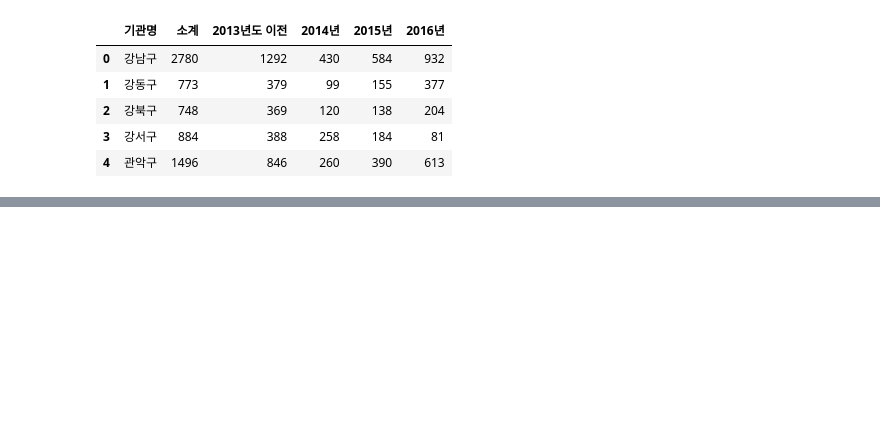
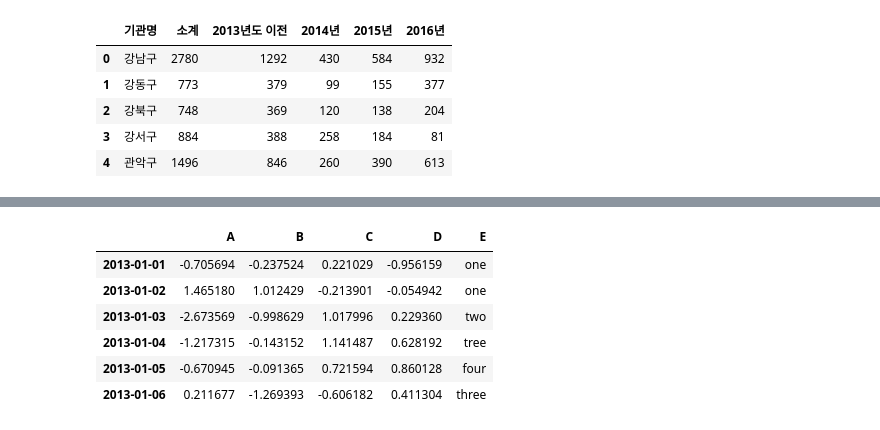
Before and after one commit to sm1835dh/python-data-analysis, a Jupyter notebook: Chapter01/Analysis CCTV data in Seoul.ipynb, the cells around one changed output, grey strips where cells are left out. Saved outputs shown, nothing was run; the diff lists cells and outputs as text; code cells hidden in the pictures; blank space fills up the shorter version.

```diff
--- a/Chapter01/Analysis CCTV data in Seoul.ipynb
+++ b/Chapter01/Analysis CCTV data in Seoul.ipynb
@@ -12,0 +298,13 @@ CCTV_Seoul.head()
+# %%
+df2 = df.copy()
+# %%
+df2['E'] = ['one', 'one', 'two', 'tree', 'four', 'three']
+df2
+# %% [output]
+|  | A | B | C | D | E |
+| 2013-01-01 | -0.705694 | -0.237524 | 0.221029 | -0.956159 | one |
+| 2013-01-02 | 1.465180 | 1.012429 | -0.213901 | -0.054942 | one |
+| 2013-01-03 | -2.673569 | -0.998629 | 1.017996 | 0.229360 | two |
+| 2013-01-04 | -1.217315 | -0.143152 | 1.141487 | 0.628192 | tree |
+| 2013-01-05 | -0.670945 | -0.091365 | 0.721594 | 0.860128 | four |
+| 2013-01-06 | 0.211677 | -1.269393 | -0.606182 | 0.411304 | three |
```
Also changed, not shown: parts of 40 cells of this notebook.
